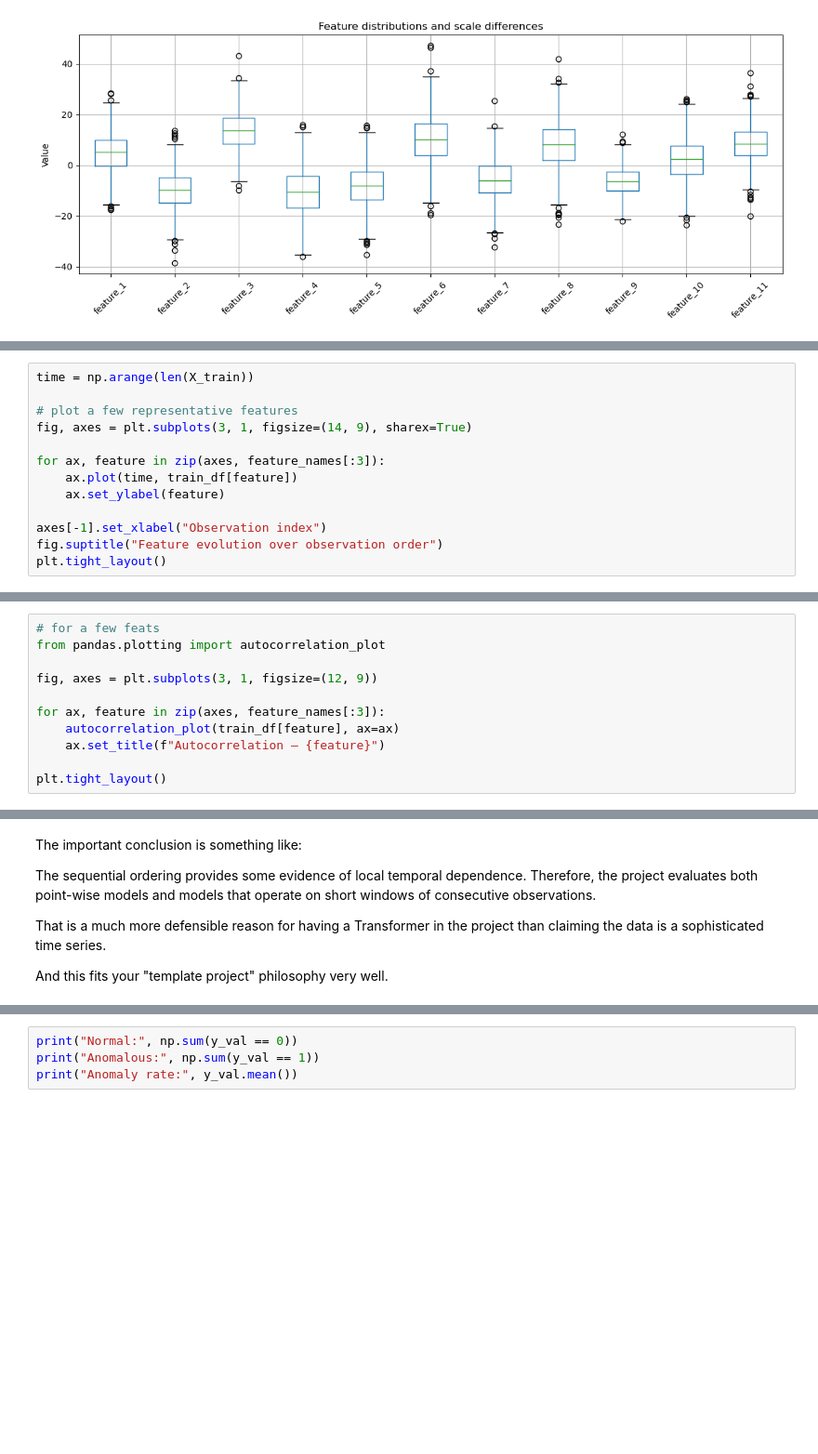
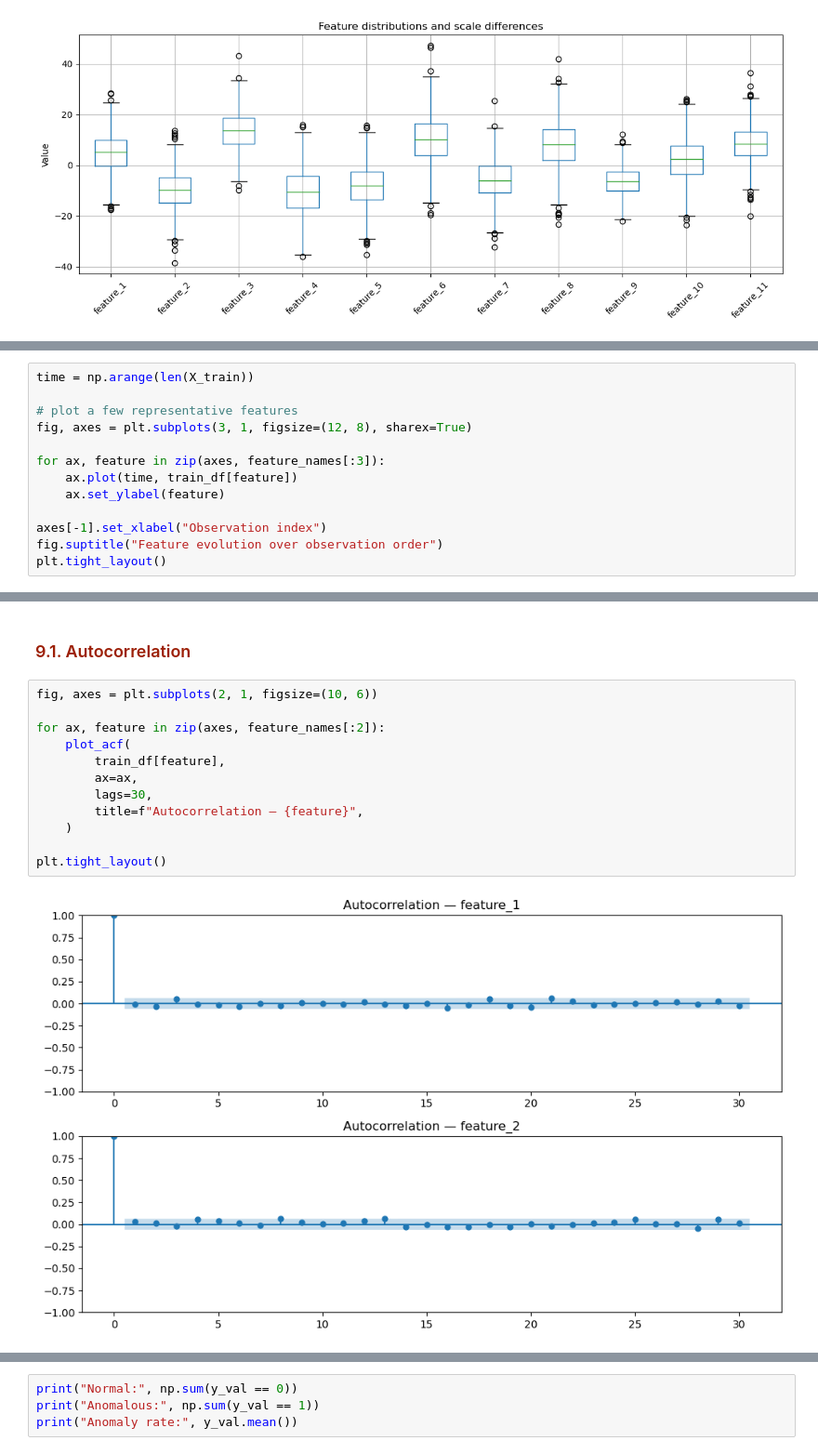
Before and after one commit to MNGARCIA085/Anomaly-Detection, a Jupyter notebook: notebooks/EDA.ipynb, the cells around one changed output, grey strips where cells are left out. Shown at 93% size. Cells and saved outputs as stored; diff of their text form; blank space fills up the shorter version.

```diff
--- a/notebooks/EDA.ipynb
+++ b/notebooks/EDA.ipynb
@@ -264,7 +436,7 @@ The dataset does not provide an explicit timestamp in this experiment. Neverthel
 time = np.arange(len(X_train))
 
 # plot a few representative features
-fig, axes = plt.subplots(3, 1, figsize=(14, 9), sharex=True)
+fig, axes = plt.subplots(3, 1, figsize=(12, 8), sharex=True)
 
 for ax, feature in zip(axes, feature_names[:3]):
     ax.plot(time, train_df[feature])
@@ -289,11 +449,0 @@ obvious serial dependence
-# %%
-# for a few feats
-from pandas.plotting import autocorrelation_plot
-
-fig, axes = plt.subplots(3, 1, figsize=(12, 9))
-
-for ax, feature in zip(axes, feature_names[:3]):
-    autocorrelation_plot(train_df[feature], ax=ax)
-    ax.set_title(f"Autocorrelation — {feature}")
-
-plt.tight_layout()
@@ -302,8 +450,19 @@ plt.tight_layout()
-# %% [markdown]
-The important conclusion is something like:
-
-The sequential ordering provides some evidence of local temporal dependence. Therefore, the project evaluates both point-wise models and models that operate on short windows of consecutive observations.
-
-That is a much more defensible reason for having a Transformer in the project than claiming the data is a sophisticated time series.
-
-And this fits your "template project" philosophy very well.
+# %% [markdown]
+<a id="9.1"></a>
+<h3 align="left">
+  <span style="color: #9C2007;">9.1. Autocorrelation</span>
+</h3>
+# %%
+fig, axes = plt.subplots(2, 1, figsize=(10, 6))
+
+for ax, feature in zip(axes, feature_names[:2]):
+    plot_acf(
+        train_df[feature],
+        ax=ax,
+        lags=30,
+        title=f"Autocorrelation — {feature}",
+    )
+
+plt.tight_layout()
+# %% [output]
+[figure, added]
```
Also changed, not shown: parts of 75 cells of this notebook, 16 other files.
